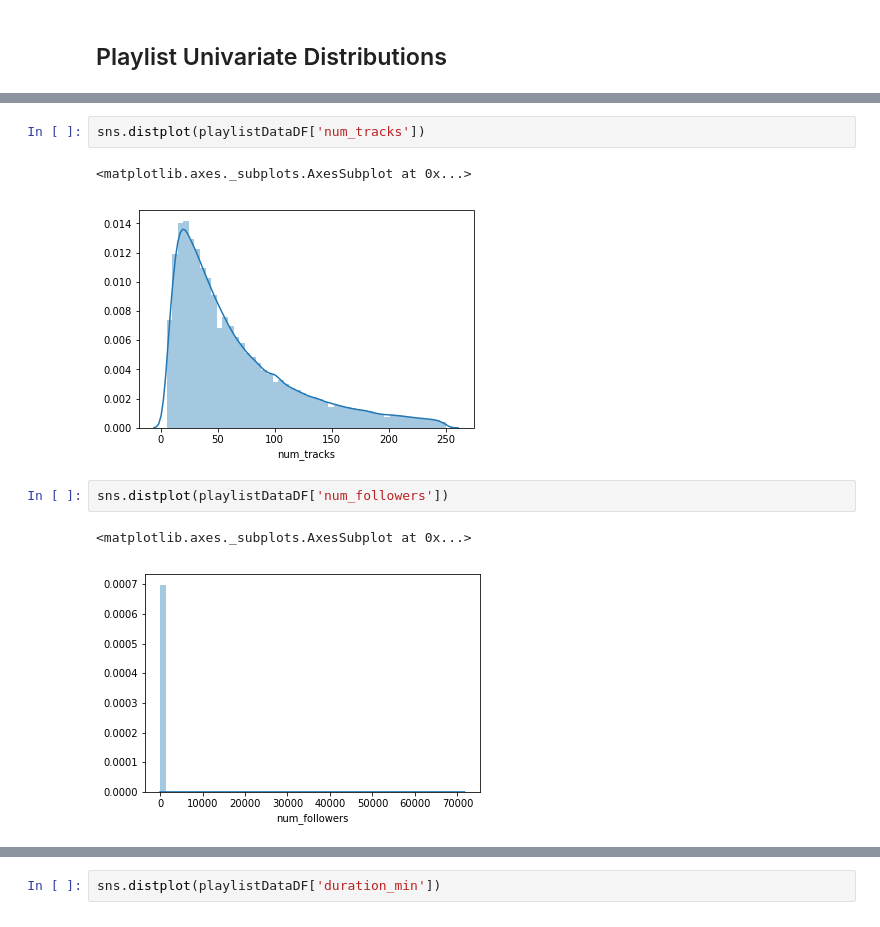
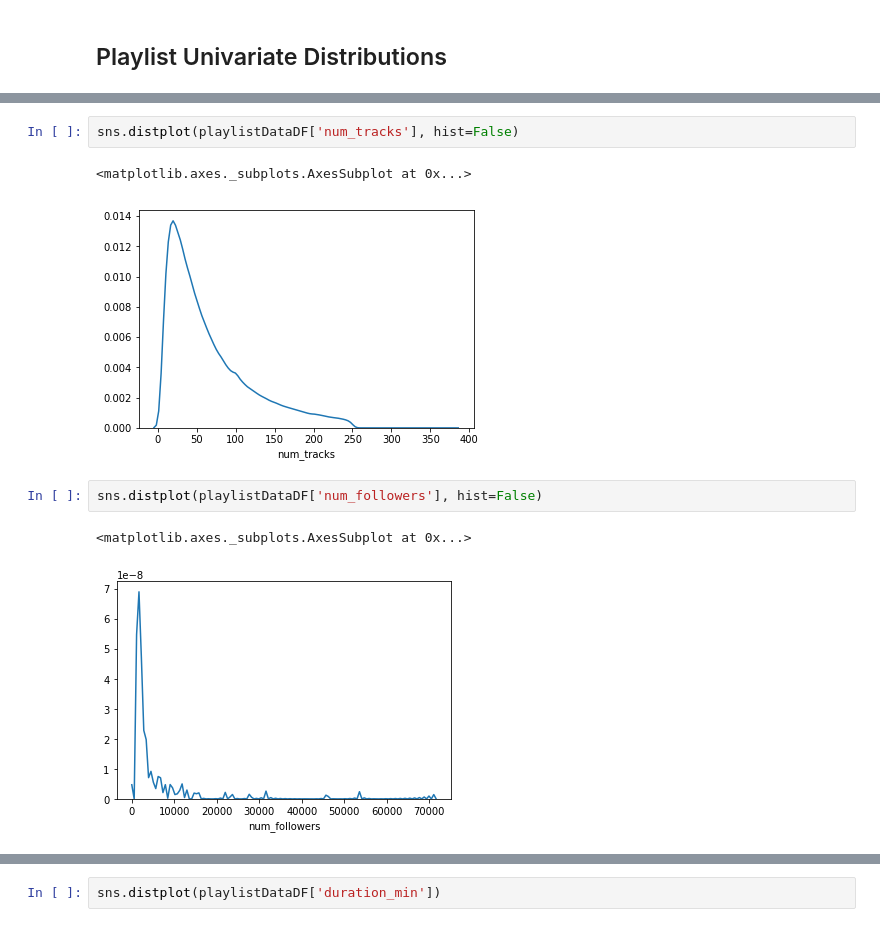
Before and after one commit to adamkhazi/one-million-playlists, a Jupyter notebook: exploration/basic.ipynb, the cells around one changed output, grey strips where cells are left out. Saved outputs shown, nothing was run; the diff lists cells and outputs as text.

```diff
--- a/exploration/basic.ipynb
+++ b/exploration/basic.ipynb
@@ -108,11 +108,11 @@ ValueError: color kwarg must have one color per dataset
 # %%
-sns.distplot(playlistDataDF['num_tracks'])
+sns.distplot(playlistDataDF['num_tracks'], hist=False)
 # %% [output]
 <matplotlib.axes._subplots.AxesSubplot at 0x...>
-[figure, old version]
+[figure, new version]
 # %%
-sns.distplot(playlistDataDF['num_followers'])
+sns.distplot(playlistDataDF['num_followers'], hist=False)
 # %% [output]
 <matplotlib.axes._subplots.AxesSubplot at 0x...>
-[figure, old version]
+[figure, new version]
 # %%
```
Also changed, not shown: parts of 12 cells of this notebook.
